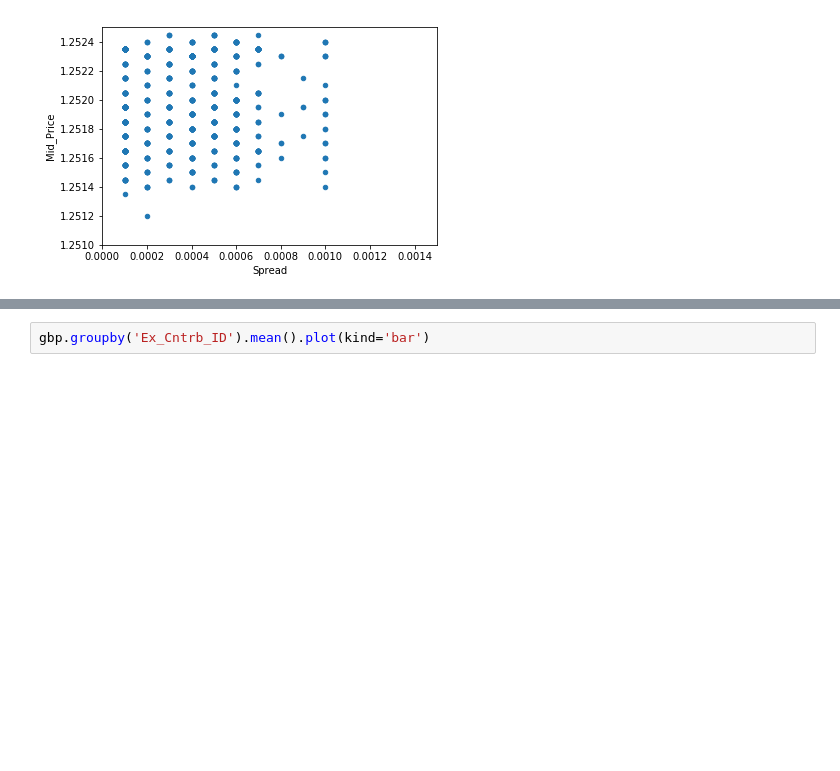
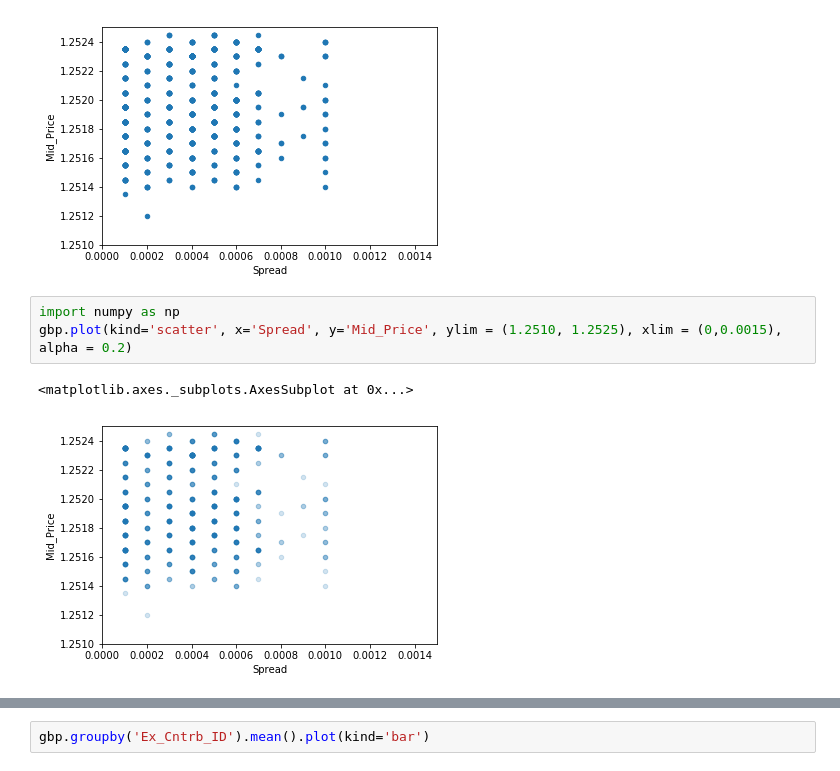
Before and after one commit to Narissa-Sh/test-repo, a Jupyter notebook: GBP_8hrs-checkpoint.ipynb, the cells around one changed output, grey strips where cells are left out. Drawn from its saved outputs; the diff is of its cells as text; blank space fills up the shorter version.

```diff
--- a/GBP_8hrs-checkpoint.ipynb
+++ b/GBP_8hrs-checkpoint.ipynb
@@ -99,3 +99,9 @@ gbp.plot(kind='scatter', x='Spread', y='Mid_Price',
 # %% [output]
 <matplotlib.axes._subplots.AxesSubplot at 0x...>
 [figure]
+# %%
+import numpy as np
+gbp.plot(kind='scatter', x='Spread', y='Mid_Price', ylim = (1.2510, 1.2525), xlim = (0,0.0015), alpha = 0.2)
+# %% [output]
+<matplotlib.axes._subplots.AxesSubplot at 0x...>
+[figure, added]
```
Also changed, not shown: parts of 4 cells of this notebook.
